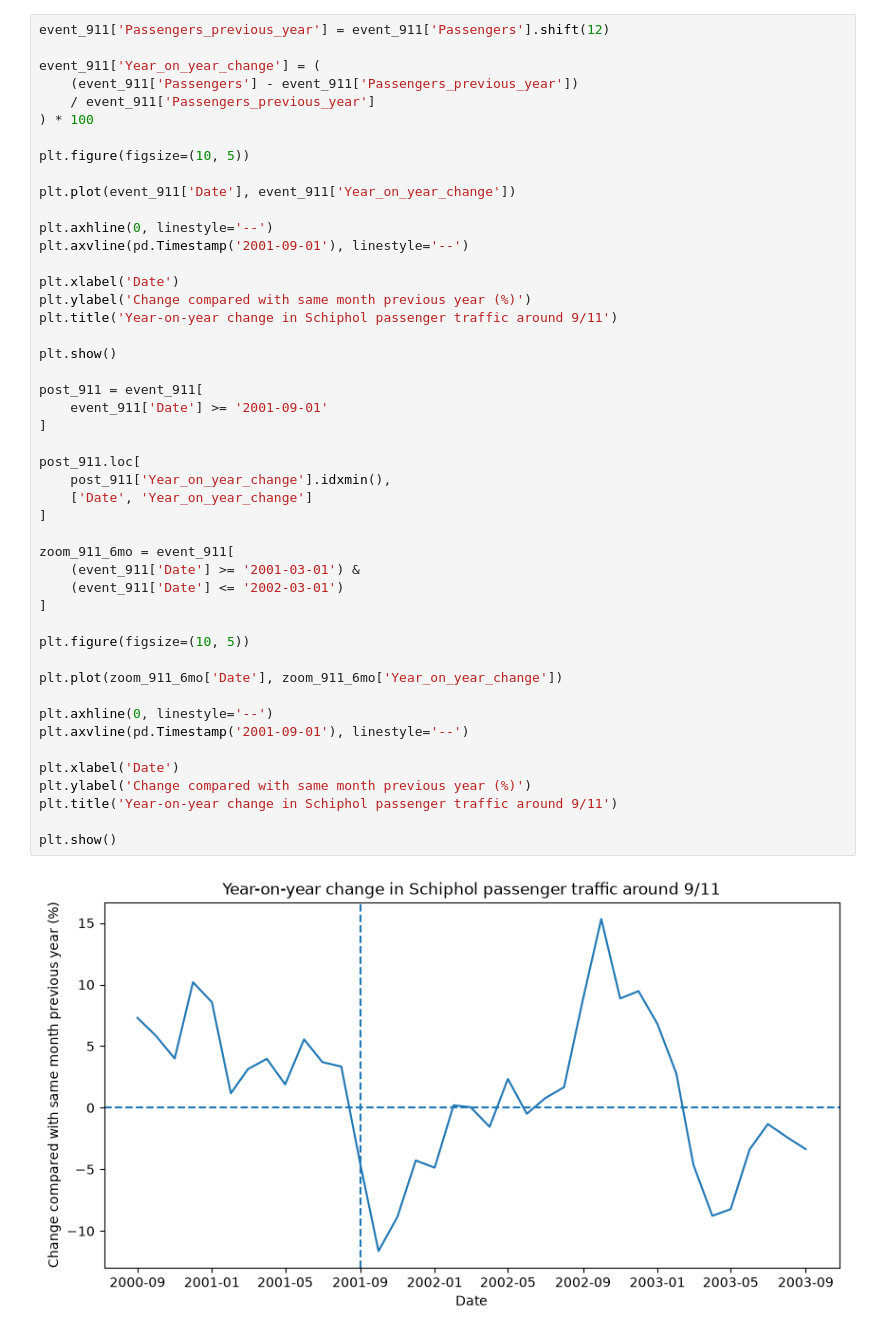
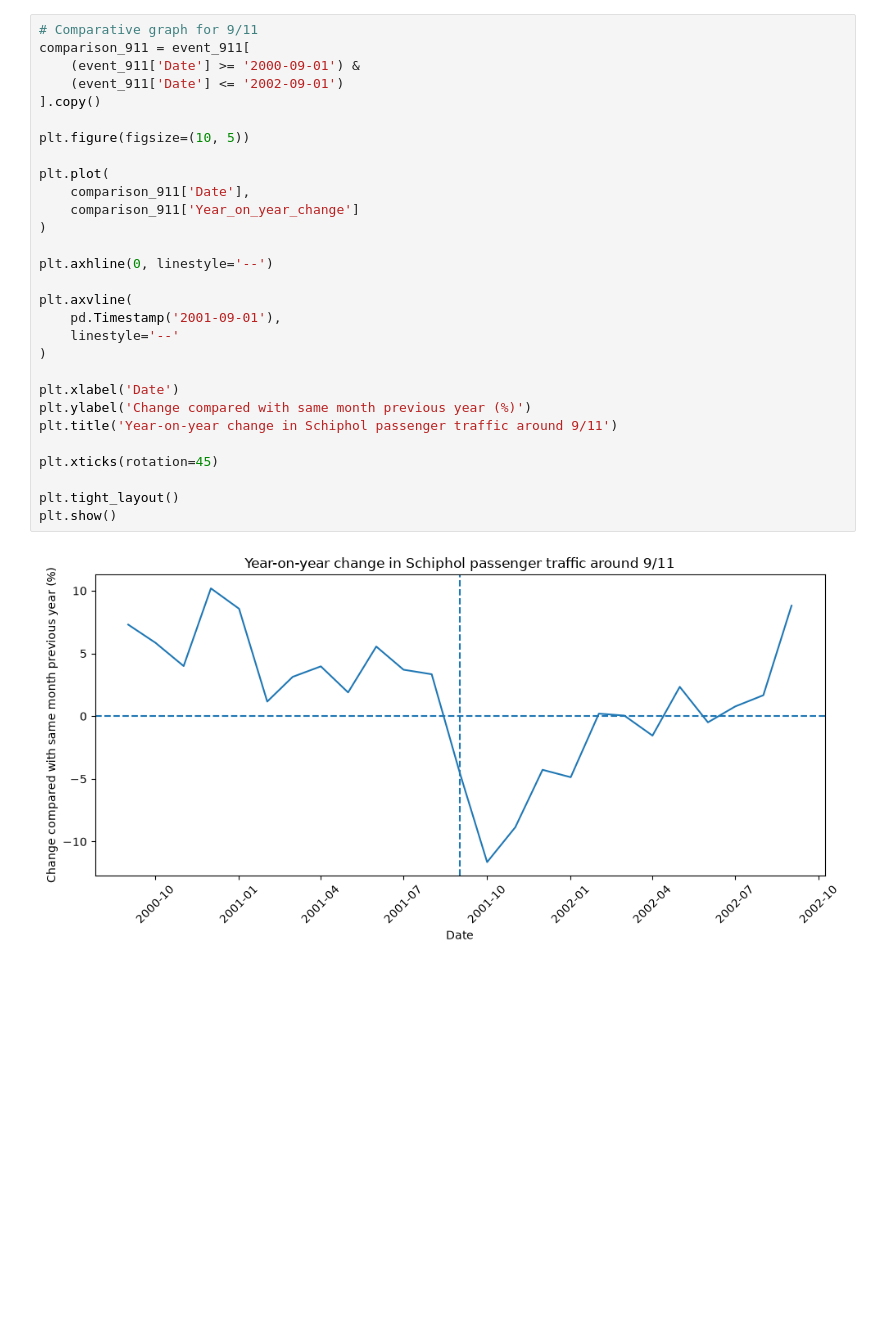
Before and after one commit to TIL6022-Python-Programming/Project_groep11, a Jupyter notebook: intermediate_results_code.ipynb, the cells around one changed output. Cells and saved outputs as stored; diff of their text form; blank space fills up the shorter version.

```diff
--- a/intermediate_results_code.ipynb
+++ b/intermediate_results_code.ipynb
@@ -84,51 +89,33 @@ plt.show()
 # %% [output]
 [figure]
 # %%
-event_911['Passengers_previous_year'] = event_911['Passengers'].shift(12)
-
-event_911['Year_on_year_change'] = (
-    (event_911['Passengers'] - event_911['Passengers_previous_year'])
-    / event_911['Passengers_previous_year']
-) * 100
+# Comparative graph for 9/11
+comparison_911 = event_911[
+    (event_911['Date'] >= '2000-09-01') &
+    (event_911['Date'] <= '2002-09-01')
+].copy()
 
 plt.figure(figsize=(10, 5))
 
-plt.plot(event_911['Date'], event_911['Year_on_year_change'])
+plt.plot(
+    comparison_911['Date'],
+    comparison_911['Year_on_year_change']
+)
 
 plt.axhline(0, linestyle='--')
-plt.axvline(pd.Timestamp('2001-09-01'), linestyle='--')
+
+plt.axvline(
+    pd.Timestamp('2001-09-01'),
+    linestyle='--'
+)
 
 plt.xlabel('Date')
 plt.ylabel('Change compared with same month previous year (%)')
 plt.title('Year-on-year change in Schiphol passenger traffic around 9/11')
 
+plt.xticks(rotation=45)
+
+plt.tight_layout()
 plt.show()
-
-post_911 = event_911[
-    event_911['Date'] >= '2001-09-01'
-]
-
-post_911.loc[
-    post_911['Year_on_year_change'].idxmin(),
-    ['Date', 'Year_on_year_change']
-]
-
-zoom_911_6mo = event_911[
-    (event_911['Date'] >= '2001-03-01') &
-    (event_911['Date'] <= '2002-03-01')
-]
-
-plt.figure(figsize=(10, 5))
-
-plt.plot(zoom_911_6mo['Date'], zoom_911_6mo['Year_on_year_change'])
-
-plt.axhline(0, linestyle='--')
-plt.axvline(pd.Timestamp('2001-09-01'), linestyle='--')
-
-plt.xlabel('Date')
-plt.ylabel('Change compared with same month previous year (%)')
-plt.title('Year-on-year change in Schiphol passenger traffic around 9/11')
-
-plt.show()
 # %% [output]
-[figure, old version]
+[figure, new version]
```
Also changed, not shown: parts of 11 cells of this notebook.
